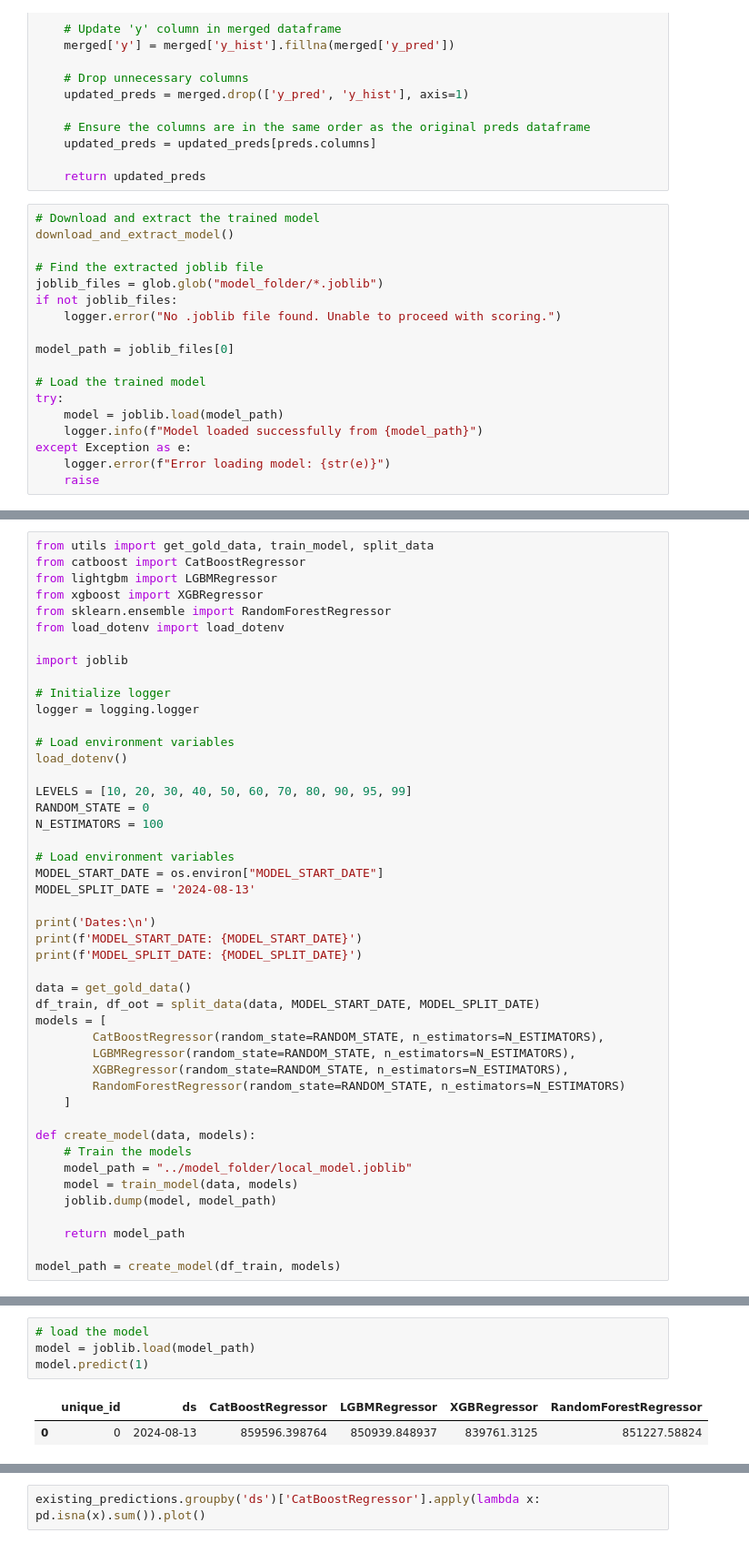
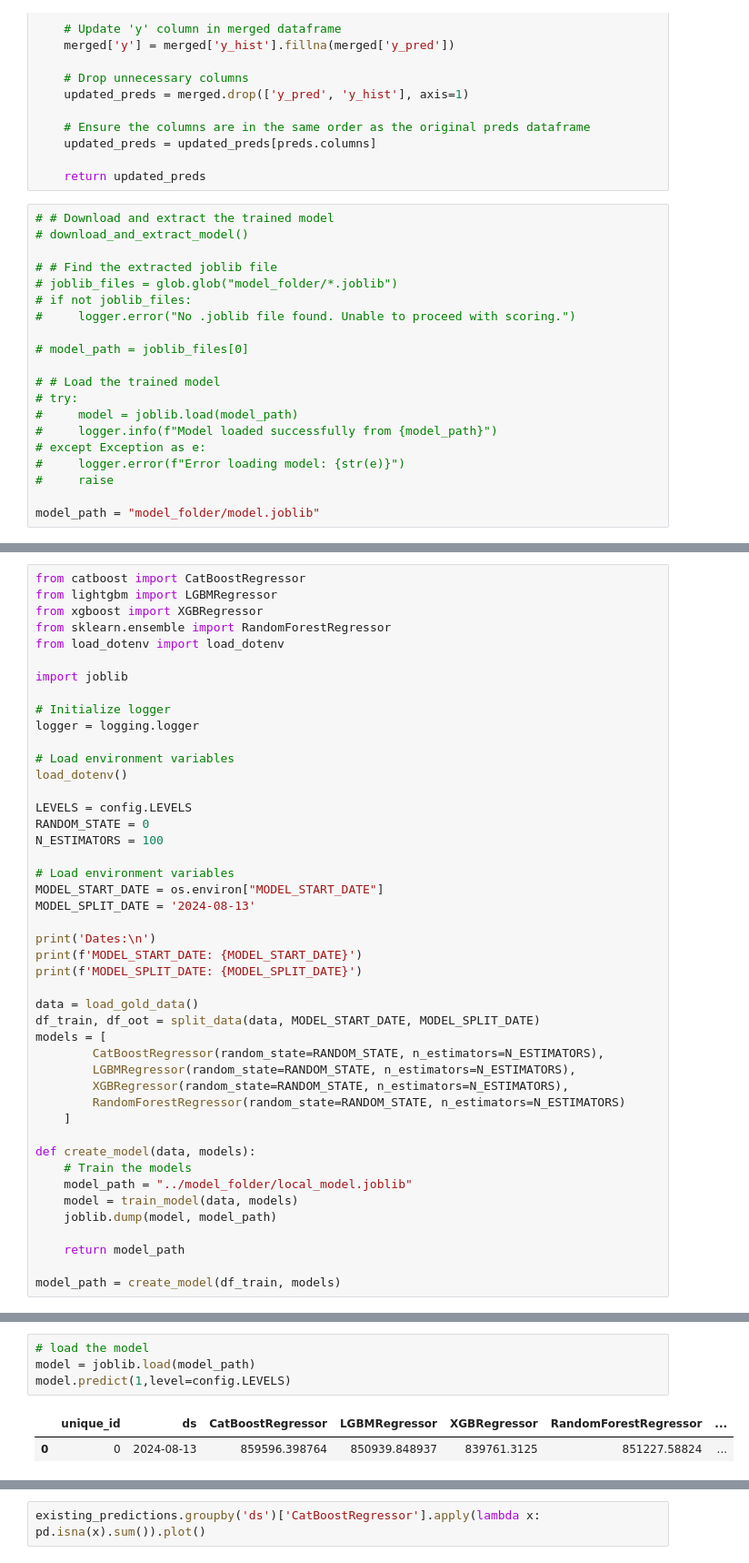
Before and after one commit to pedroachagas/energy_demand, a Jupyter notebook: notebooks/debugging.ipynb, the cells around one changed output, grey strips where cells are left out. Shown at 91% size. Saved outputs shown, nothing was run; the diff lists cells and outputs as text.

```diff
--- a/notebooks/debugging.ipynb
+++ b/notebooks/debugging.ipynb
@@ -92,20 +169,22 @@ def update_predictions(df_hist, preds):
 
     return updated_preds
 # %%
-# Download and extract the trained model
-download_and_extract_model()
+# # Download and extract the trained model
+# download_and_extract_model()
 
-# Find the extracted joblib file
-joblib_files = glob.glob("model_folder/*.joblib")
-if not joblib_files:
-    logger.error("No .joblib file found. Unable to proceed with scoring.")
+# # Find the extracted joblib file
+# joblib_files = glob.glob("model_folder/*.joblib")
+# if not joblib_files:
+#     logger.error("No .joblib file found. Unable to proceed with scoring.")
 
-model_path = joblib_files[0]
+# model_path = joblib_files[0]
 
-# Load the trained model
-try:
-    model = joblib.load(model_path)
-    logger.info(f"Model loaded successfully from {model_path}")
-except Exception as e:
-    logger.error(f"Error loading model: {str(e)}")
-    raise
+# # Load the trained model
+# try:
+#     model = joblib.load(model_path)
+#     logger.info(f"Model loaded successfully from {model_path}")
+# except Exception as e:
+#     logger.error(f"Error loading model: {str(e)}")
+#     raise
+
+model_path = "model_folder/model.joblib"
@@ -159,5 +380,4 @@ existing_predictions
 # %%
-from utils import get_gold_data, train_model, split_data
 from catboost import CatBoostRegressor
 from lightgbm import LGBMRegressor
 from xgboost import XGBRegressor
@@ -172,7 +392,7 @@ logger = logging.logger
 # Load environment variables
 load_dotenv()
 
-LEVELS = [10, 20, 30, 40, 50, 60, 70, 80, 90, 95, 99]
+LEVELS = config.LEVELS
 RANDOM_STATE = 0
 N_ESTIMATORS = 100
 
@@ -184,7 +404,7 @@ print('Dates:\n')
 print(f'MODEL_START_DATE: {MODEL_START_DATE}')
 print(f'MODEL_SPLIT_DATE: {MODEL_SPLIT_DATE}')
 
-data = get_gold_data()
+data = load_gold_data()
 df_train, df_oot = split_data(data, MODEL_START_DATE, MODEL_SPLIT_DATE)
 models = [
         CatBoostRegressor(random_state=RANDOM_STATE, n_estimators=N_ESTIMATORS),
@@ -229,7 +450,7 @@ You can set `force_col_wise=true` to remove the overhead.
 # %%
 # load the model
 model = joblib.load(model_path)
-model.predict(1)
+model.predict(1,level=config.LEVELS)
 # %% [output]
-|  | unique_id | ds | CatBoostRegressor | LGBMRegressor | XGBRegressor | RandomForestRegressor |
-| 0 | 0 | 2024-08-13 | 859596.398764 | 850939.848937 | 839761.3125 | 851227.58824 |
+|  | unique_id | ds | CatBoostRegressor | LGBMRegressor | XGBRegressor | RandomForestRegressor | ... |
+| 0 | 0 | 2024-08-13 | 859596.398764 | 850939.848937 | 839761.3125 | 851227.58824 | ... |
```
Also changed, not shown: parts of 26 cells of this notebook, 1 other file.
